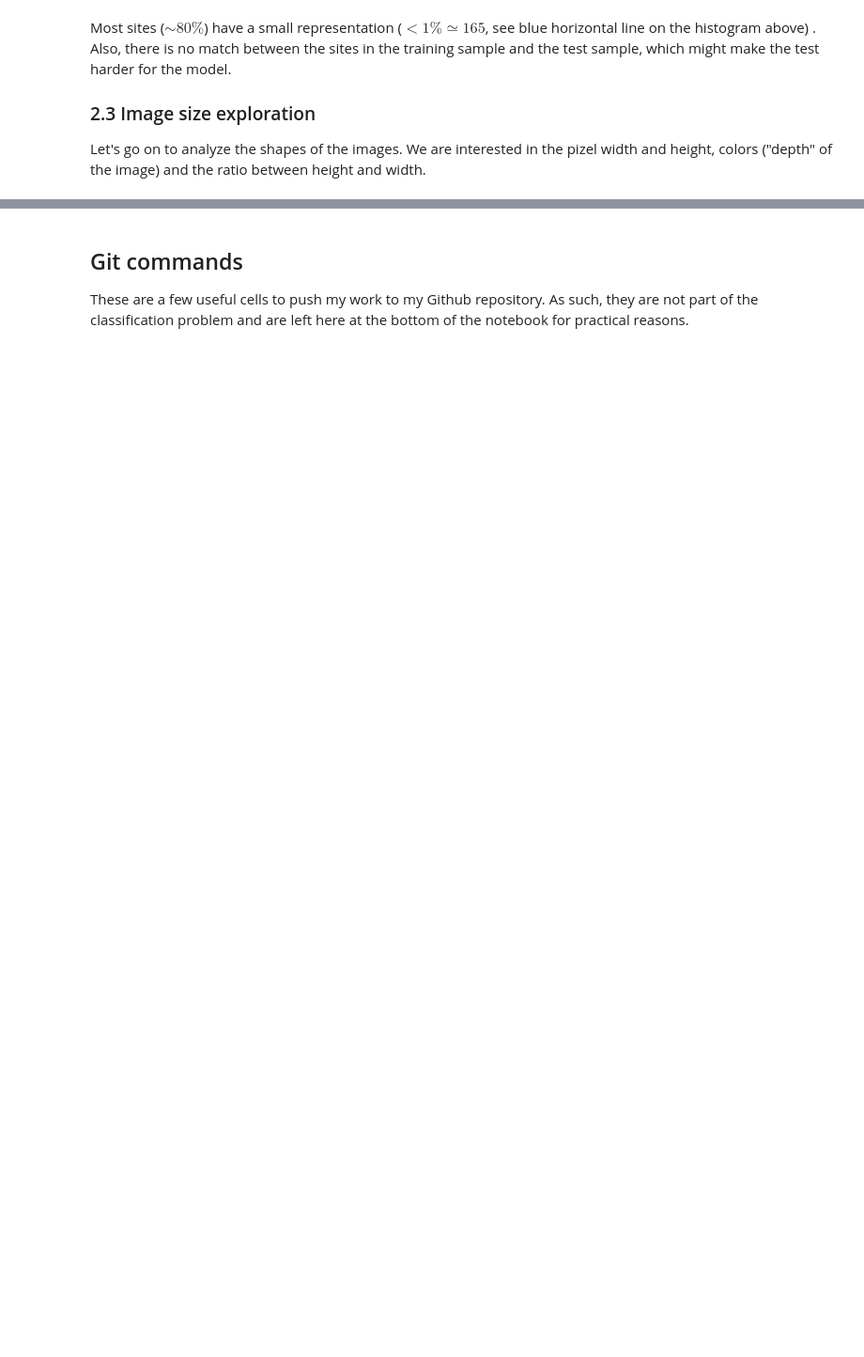
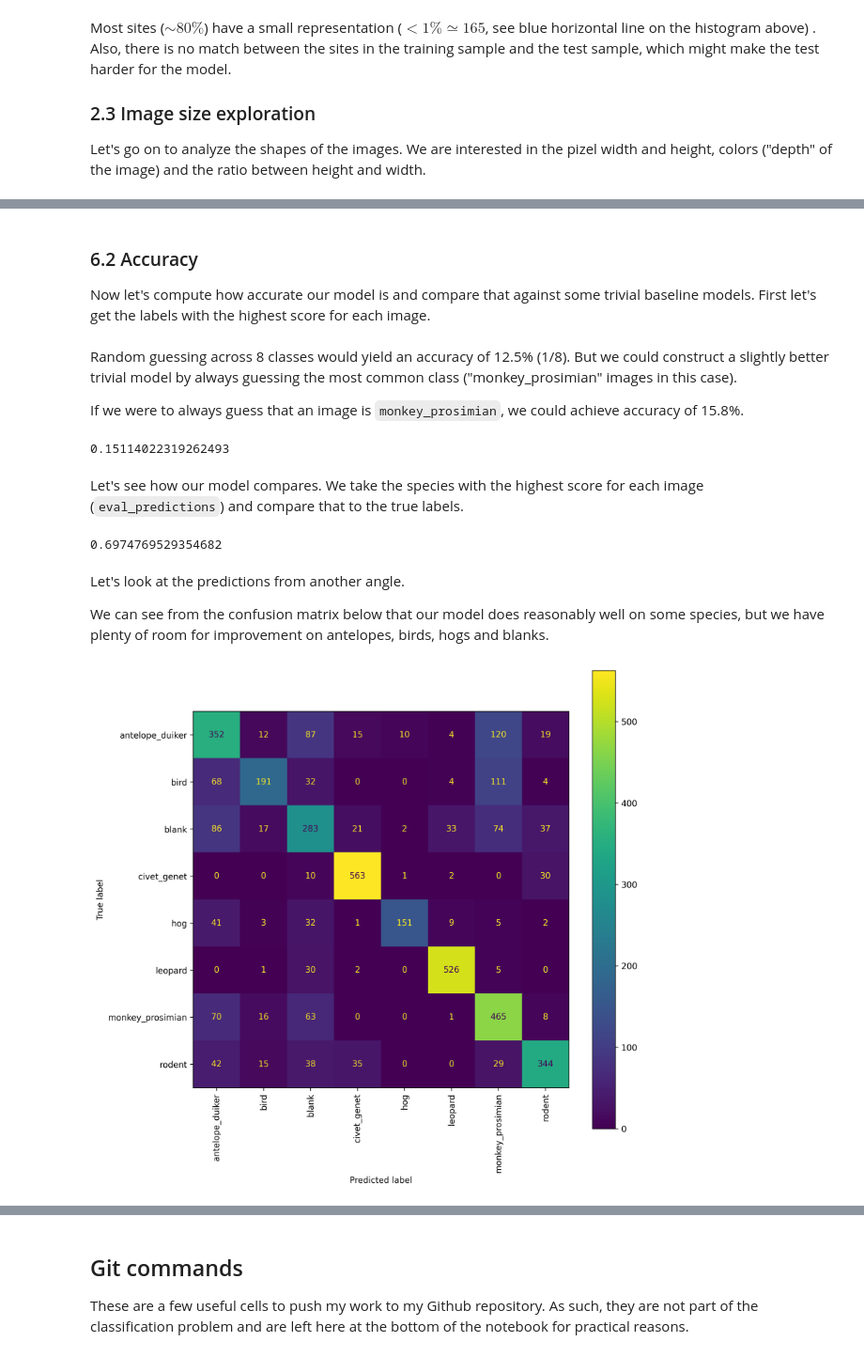
Before and after one commit to RosCarraro/Conser-vision, a Jupyter notebook: Conser-vision_classification.ipynb, the cells around one changed output, grey strips where cells are left out. Shown at 94% size. Drawn from its saved outputs; the diff is of its cells as text; code cells hidden in the pictures; blank space fills up the shorter version.

```diff
--- a/Conser-vision_classification.ipynb
+++ b/Conser-vision_classification.ipynb
@@ -159,0 +275,3 @@ Let's go on to analyze the shapes of the images. We are interested in the pizel
+# %%
+train_dataset = ImagesDataset(x_train, y_train)
+train_dataloader = DataLoader(train_dataset, batch_size=32)
@@ -159,0 +380,3 @@ Let's go on to analyze the shapes of the images. We are interested in the pizel
+# %%
+eval_dataset = ImagesDataset(x_eval, y_eval)
+eval_dataloader = DataLoader(eval_dataset, batch_size=32)
@@ -159,0 +389,24 @@ Let's go on to analyze the shapes of the images. We are interested in the pizel
+# %%
+preds_collector = []
+
+# put the model in eval mode so we don't update any parameters
+model.eval()
+
+# we aren't updating our weights so no need to calculate gradients
+with torch.no_grad():
+    for batch in tqdm(eval_dataloader, total=len(eval_dataloader)):
+        # 1) run the forward step
+        logits = model.forward(batch["image"])
+        # 2) apply softmax so that model outputs are in range [0,1]
+        preds = nn.functional.softmax(logits, dim=1)
+        # 3) store this batch's predictions in df
+        # note that PyTorch Tensors need to first be detached from their computational graph before converting to numpy arrays
+        preds_df = pd.DataFrame(
+            preds.detach().numpy(),
+            index=batch["image_id"],
+            columns=species_labels,
+        )
+        preds_collector.append(preds_df)
+
+eval_preds_df = pd.concat(preds_collector)
+eval_preds_df
@@ -159,0 +455,3 @@ Let's go on to analyze the shapes of the images. We are interested in the pizel
+# %% [markdown]
+### 6.2 Accuracy
+Now let's compute how accurate our model is and compare that against some trivial baseline models. First let's get the labels with the highest score for each image.
@@ -159,0 +460,33 @@ Let's go on to analyze the shapes of the images. We are interested in the pizel
+# %% [markdown]
+Random guessing across 8 classes would yield an accuracy of 12.5% (1/8). But we could construct a slightly better trivial model by always guessing the most common class ("monkey_prosimian" images in this case).
+
+If we were to always guess that an image is `monkey_prosimian`, we could achieve accuracy of 15.8%.
+# %%
+eval_true = y_eval.idxmax(axis=1)
+
+(eval_true == "monkey_prosimian").sum() / len(eval_predictions)
+# %% [output]
+0.15114022319262493
+# %% [markdown]
+Let's see how our model compares. We take the species with the highest score for each image (`eval_predictions`) and compare that to the true labels.
+# %%
+correct = (eval_predictions == eval_true).sum()
+accuracy = correct / len(eval_predictions)
+accuracy
+# %% [output]
+0.6974769529354682
+# %% [markdown]
+Let's look at the predictions from another angle.
+
+We can see from the confusion matrix below that our model does reasonably well on some species, but we have plenty of room for improvement on antelopes, birds, hogs and blanks.
+# %%
+fig, ax = plt.subplots(figsize=(10, 10))
+cm = ConfusionMatrixDisplay.from_predictions(
+    y_eval.idxmax(axis=1),
+    eval_preds_df.idxmax(axis=1),
+    ax=ax,
+    xticks_rotation=90,
+    colorbar=True,
+)
+# %% [output]
+[figure, added]
```
Also changed, not shown: parts of 43 cells of this notebook, 2 other files.
